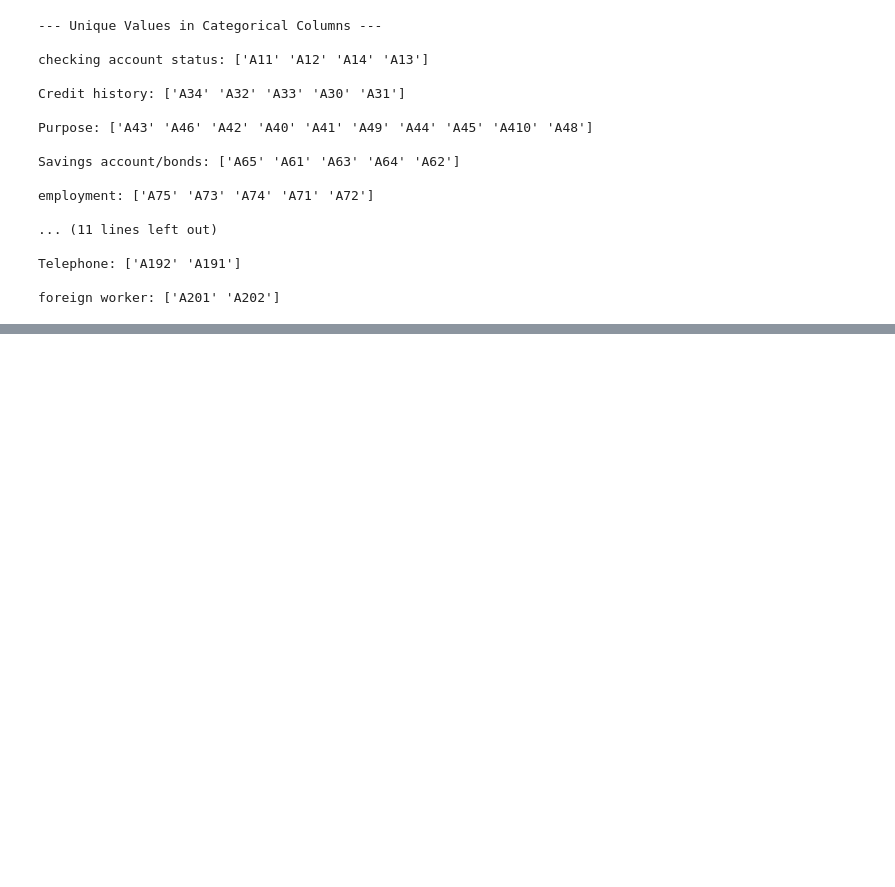
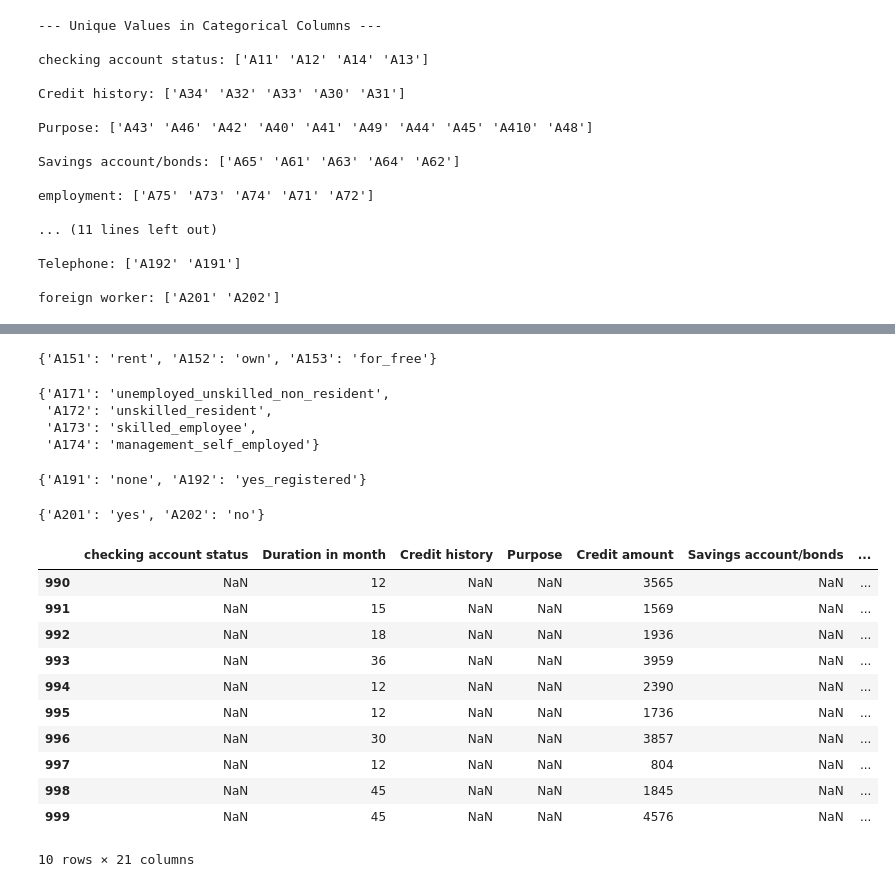
Before and after one commit to Aluka-Analysis/credit-risk-ml-system, a Jupyter notebook: notebooks/01_eda.ipynb, the cells around one changed output, grey strips where cells are left out. Cells and saved outputs as stored; diff of their text form; code cells hidden in the pictures; blank space fills up the shorter version.

```diff
--- a/notebooks/01_eda.ipynb
+++ b/notebooks/01_eda.ipynb
@@ -132,0 +287,76 @@ foreign worker: ['A201' 'A202']
+# %%
+# Housing
+housing_map = {
+    'A151': 'rent',
+    'A152': 'own',
+    'A153': 'for_free'
+}
+
+housing_map
+# %% [output]
+{'A151': 'rent', 'A152': 'own', 'A153': 'for_free'}
+# %%
+# Job
+job_map = {
+    'A171': 'unemployed_unskilled_non_resident',
+    'A172': 'unskilled_resident',
+    'A173': 'skilled_employee',
+    'A174': 'management_self_employed'
+}
+
+job_map
+# %% [output]
+{'A171': 'unemployed_unskilled_non_resident',
+ 'A172': 'unskilled_resident',
+ 'A173': 'skilled_employee',
+ 'A174': 'management_self_employed'}
+# %%
+# Telephone
+telephone_map = {
+    'A191': 'none',
+    'A192': 'yes_registered'
+}
+
+telephone_map
+# %% [output]
+{'A191': 'none', 'A192': 'yes_registered'}
+# %%
+# Foreign worker
+foreign_worker_map = {
+    'A201': 'yes',
+    'A202': 'no'
+}
+
+foreign_worker_map
+# %% [output]
+{'A201': 'yes', 'A202': 'no'}
+# %%
+# ─── Apply all mappings to the dataframe ──────────────────────────────────────
+df['checking account status'] = df['checking account status'].map(checking_map)
+df['Credit history'] = df['Credit history'].map(credit_history_map)
+df['Purpose'] = df['Purpose'].map(purpose_map)
+df['Savings account/bonds'] = df['Savings account/bonds'].map(savings_map)
+df['employment'] = df['employment'].map(employment_map)
+df['status n sex'] = df['status n sex'].map(status_sex_map)
+df[' Other debtors / guarantors'] = df[' Other debtors / guarantors'].map(other_debtors_map)
+df['Property'] = df['Property'].map(property_map)
+df['Other installment plans'] = df['Other installment plans'].map(installment_plans_map)
+df['Housing'] = df['Housing'].map(housing_map)
+df['Job'] = df['Job'].map(job_map)
+df['Telephone'] = df['Telephone'].map(telephone_map)
+df['foreign worker'] = df['foreign worker'].map(foreign_worker_map)
+# %%
+df.tail(10)
+# %% [output]
+|  | checking account status | Duration in month | Credit history | Purpose | Credit amount | Savings account/bonds | ... |
+| 990 | NaN | 12 | NaN | NaN | 3565 | NaN | ... |
+| 991 | NaN | 15 | NaN | NaN | 1569 | NaN | ... |
+| 992 | NaN | 18 | NaN | NaN | 1936 | NaN | ... |
+| 993 | NaN | 36 | NaN | NaN | 3959 | NaN | ... |
+| 994 | NaN | 12 | NaN | NaN | 2390 | NaN | ... |
+| 995 | NaN | 12 | NaN | NaN | 1736 | NaN | ... |
+| 996 | NaN | 30 | NaN | NaN | 3857 | NaN | ... |
+| 997 | NaN | 12 | NaN | NaN | 804 | NaN | ... |
+| 998 | NaN | 45 | NaN | NaN | 1845 | NaN | ... |
+| 999 | NaN | 45 | NaN | NaN | 4576 | NaN | ... |
+10 rows × 21 columns
```
Also changed, not shown: parts of 11 cells of this notebook.
